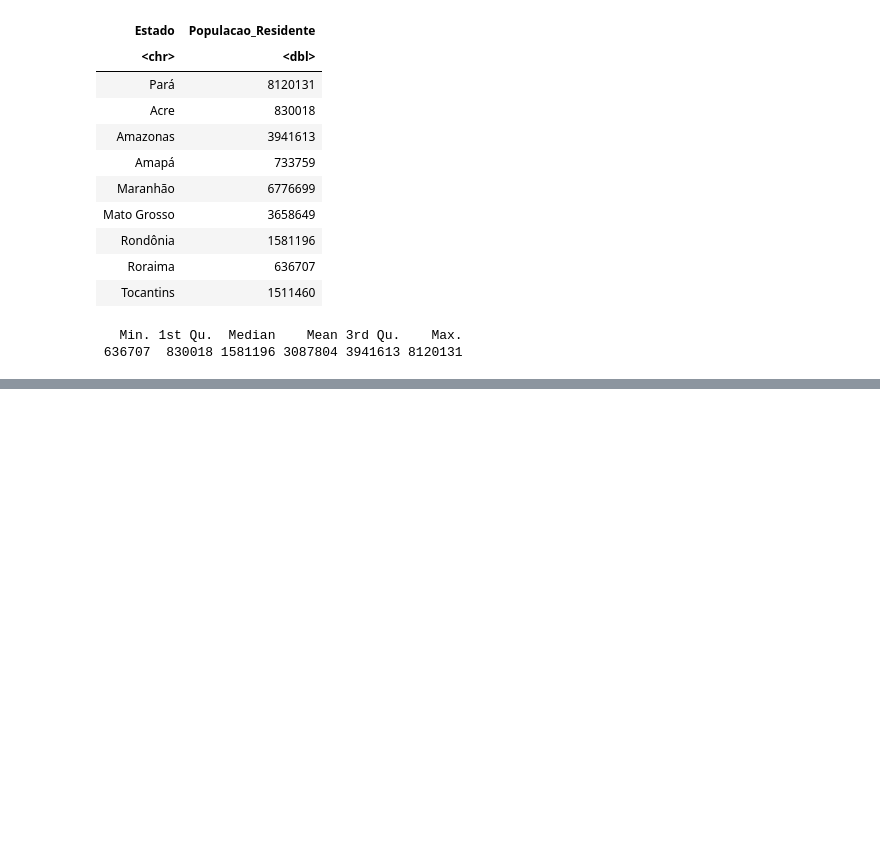
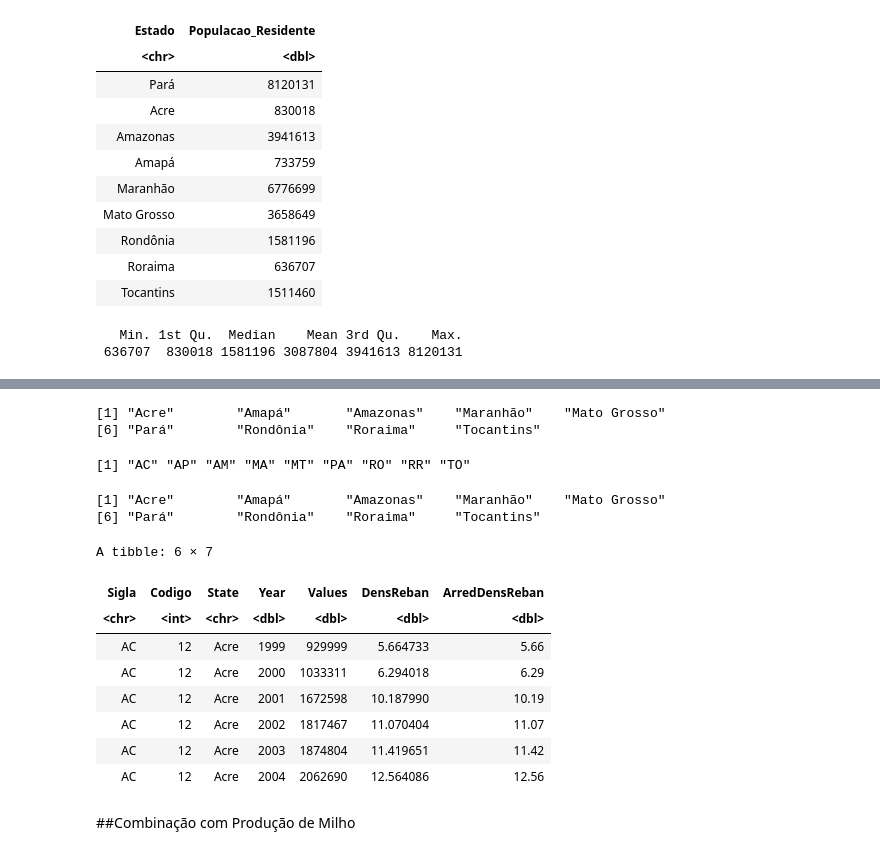
Before and after one commit to guilherme-co5/DesmacR-Colab-25.1, a Jupyter notebook: DesmacR.ipynb, the cells around one changed output, grey strips where cells are left out. Cells and saved outputs as stored; diff of their text form; code cells hidden in the pictures; blank space fills up the shorter version.

```diff
--- a/DesmacR.ipynb
+++ b/DesmacR.ipynb
@@ -1649,0 +2049,2 @@ summary(dt.populacao$Populacao_Residente)
+# %%
+df.RebanRR$DensReban <- df.RebanRR$Values / 223644.5
@@ -1649,0 +2065,2 @@ summary(dt.populacao$Populacao_Residente)
+# %%
+df.RebanTO$DensReban <- df.RebanTO$Values / 277423.6
@@ -1649,0 +2085,5 @@ summary(dt.populacao$Populacao_Residente)
+# %%
+unique(dt.RebanBov$State)
+# %% [output]
+[1] "Acre"        "Amapá"       "Amazonas"    "Maranhão"    "Mato Grosso"
+[6] "Pará"        "Rondônia"    "Roraima"     "Tocantins"
@@ -1649,0 +2094,21 @@ summary(dt.populacao$Populacao_Residente)
+# %%
+unique(dt.RebanBovDens$Sigla)
+# %% [output]
+[1] "AC" "AP" "AM" "MA" "MT" "PA" "RO" "RR" "TO"
+# %%
+unique(dt.RebanBovDens$State)
+# %% [output]
+[1] "Acre"        "Amapá"       "Amazonas"    "Maranhão"    "Mato Grosso"
+[6] "Pará"        "Rondônia"    "Roraima"     "Tocantins"
+# %%
+head(dt.RebanBovDens)
+# %% [output]
+A tibble: 6 × 7
+| Sigla | Codigo | State | Year | Values | DensReban | ArredDensReban |
+| <chr> | <int> | <chr> | <dbl> | <dbl> | <dbl> | <dbl> |
+| AC | 12 | Acre | 1999 | 929999 | 5.664733 | 5.66 |
+| AC | 12 | Acre | 2000 | 1033311 | 6.294018 | 6.29 |
+| AC | 12 | Acre | 2001 | 1672598 | 10.187990 | 10.19 |
+| AC | 12 | Acre | 2002 | 1817467 | 11.070404 | 11.07 |
+| AC | 12 | Acre | 2003 | 1874804 | 11.419651 | 11.42 |
+| AC | 12 | Acre | 2004 | 2062690 | 12.564086 | 12.56 |
@@ -1649,0 +2118,2 @@ summary(dt.populacao$Populacao_Residente)
+# %% [markdown]
+##Combinação com Produção de Milho
```
Also changed, not shown: parts of 115 cells of this notebook.
